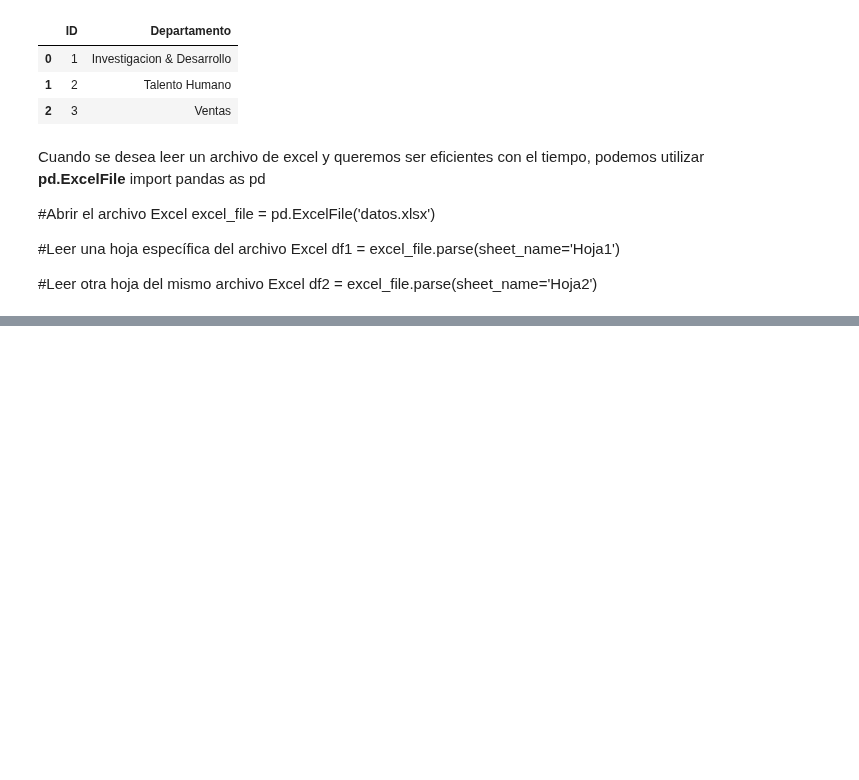
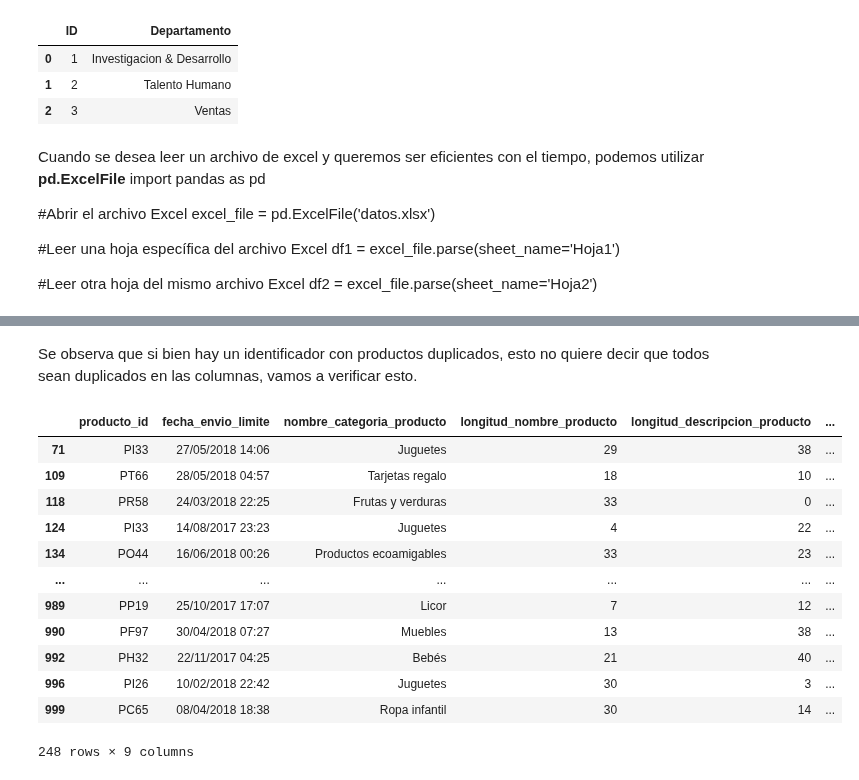
Before and after one commit to onavarrete04/Introduccion-Ciencia-Datos, a Jupyter notebook: Ejercicios Pandas Kaggle/integración de datos.ipynb, the cells around one changed output, grey strips where cells are left out. Cells and saved outputs as stored; diff of their text form; code cells hidden in the pictures; blank space fills up the shorter version.

```diff
--- a/Ejercicios Pandas Kaggle/integración de datos.ipynb
+++ b/Ejercicios Pandas Kaggle/integración de datos.ipynb
@@ -78,0 +247,18 @@ Name: FechaIngresoEmpresa, Length: 1492, dtype: int64
+# %% [markdown]
+Se observa que si bien hay un identificador con productos duplicados, esto no quiere decir que todos sean duplicados en las columnas, vamos a verificar esto.
+# %%
+datos[datos["producto_id"].duplicated()]
+# %% [output]
+|  | producto_id | fecha_envio_limite | nombre_categoria_producto | longitud_nombre_producto | longitud_descripcion_producto | ... |
+| 71 | PI33 | 27/05/2018 14:06 | Juguetes | 29 | 38 | ... |
+| 109 | PT66 | 28/05/2018 04:57 | Tarjetas regalo | 18 | 10 | ... |
+| 118 | PR58 | 24/03/2018 22:25 | Frutas y verduras | 33 | 0 | ... |
+| 124 | PI33 | 14/08/2017 23:23 | Juguetes | 4 | 22 | ... |
+| 134 | PO44 | 16/06/2018 00:26 | Productos ecoamigables | 33 | 23 | ... |
+| ... | ... | ... | ... | ... | ... | ... |
+| 989 | PP19 | 25/10/2017 17:07 | Licor | 7 | 12 | ... |
+| 990 | PF97 | 30/04/2018 07:27 | Muebles | 13 | 38 | ... |
+| 992 | PH32 | 22/11/2017 04:25 | Bebés | 21 | 40 | ... |
+| 996 | PI26 | 10/02/2018 22:42 | Juguetes | 30 | 3 | ... |
+| 999 | PC65 | 08/04/2018 18:38 | Ropa infantil | 30 | 14 | ... |
+248 rows × 9 columns
```
Also changed, not shown: parts of 36 cells of this notebook, 3 other files.
